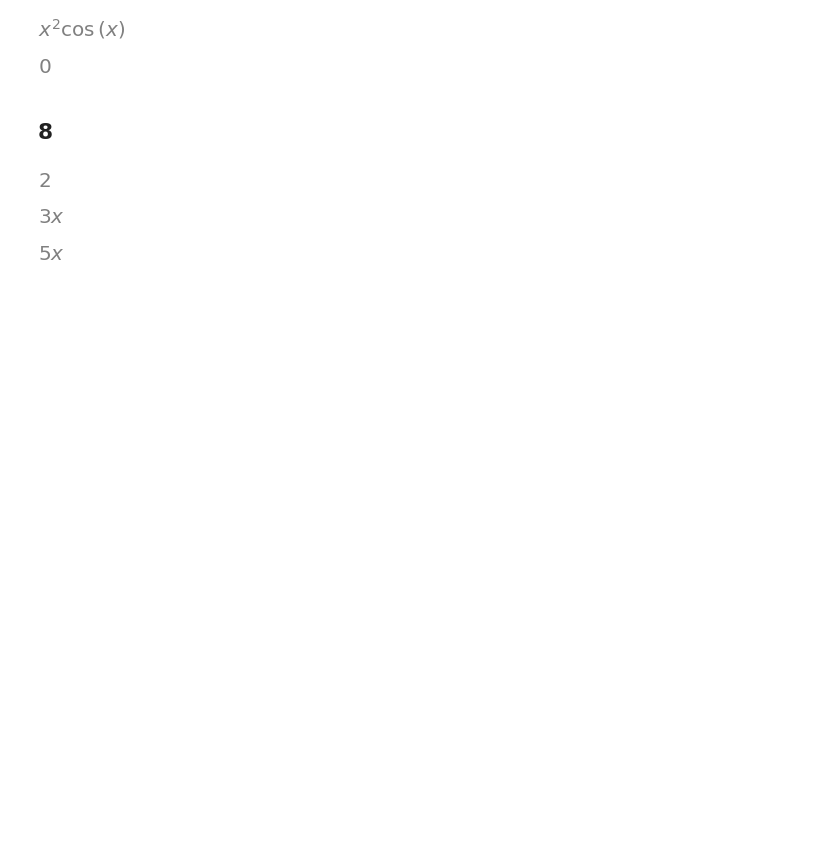
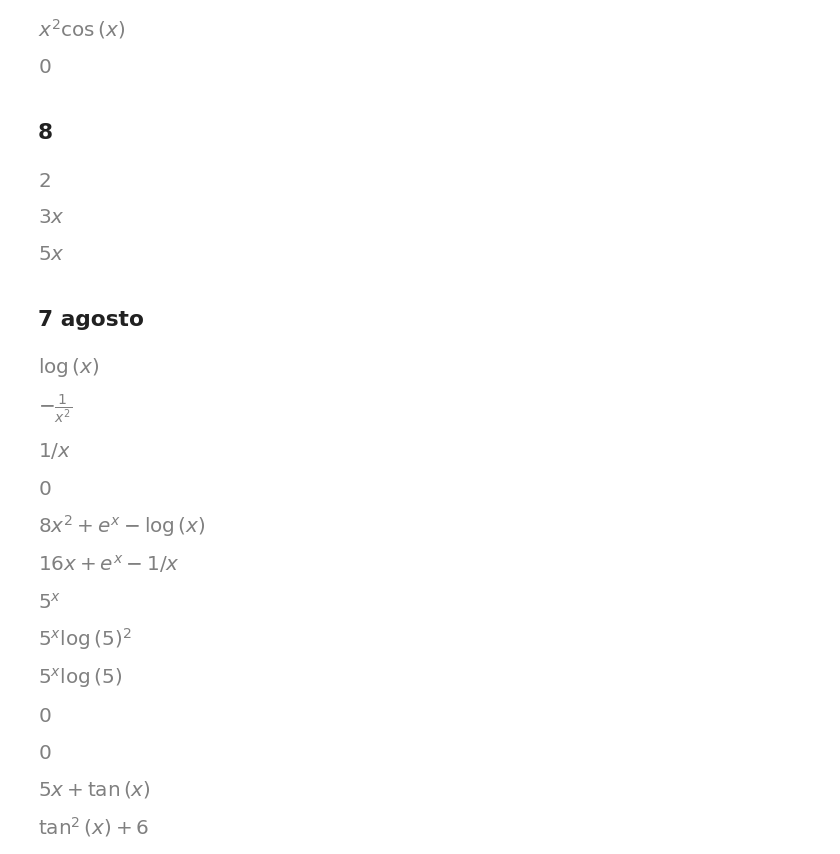
Before and after one commit to samirsaravia/AL-Calc, a Jupyter notebook: Calculo/Revisão.ipynb, the cells around one changed output. Drawn from its saved outputs; the diff is of its cells as text; code cells hidden in the pictures; blank space fills up the shorter version.

```diff
--- a/Calculo/Revisão.ipynb
+++ b/Calculo/Revisão.ipynb
@@ -264,3 +266,62 @@ integrate(u1,x)
 integrate(v1, x)
 # %% [output]
 [figure]
+# %% [markdown]
+## 7 agosto
+# %%
+q = ln(x)
+q
+# %% [output]
+[figure, added]
+# %%
+diff(q,x,x)
+# %% [output]
+[figure, added]
+# %%
+diff(q,x)
+# %% [output]
+[figure, added]
+# %%
+e = log(8)
+diff(e,x)
+# %% [output]
+[figure, added]
+# %%
+e1 = 8*x**2+exp(x)- ln(x)
+e1
+# %% [output]
+[figure, added]
+# %%
+diff(e1,x)
+# %% [output]
+[figure, added]
+# %%
+r = 5**x
+r
+# %% [output]
+[figure, added]
+# %%
+diff(r,x,x)
+# %% [output]
+[figure, added]
+# %%
+diff(r,x)
+# %% [output]
+[figure, added]
+# %%
+diff(ln(5),x)
+# %% [output]
+[figure, added]
+# %%
+diff(exp(5),x)
+# %% [output]
+[figure, added]
+# %%
+t= tan(x)+5*x
+t
+# %% [output]
+[figure, added]
+# %%
+diff(t,x)
+# %% [output]
+[figure, added]
```
Also changed, not shown: parts of 23 cells of this notebook.
